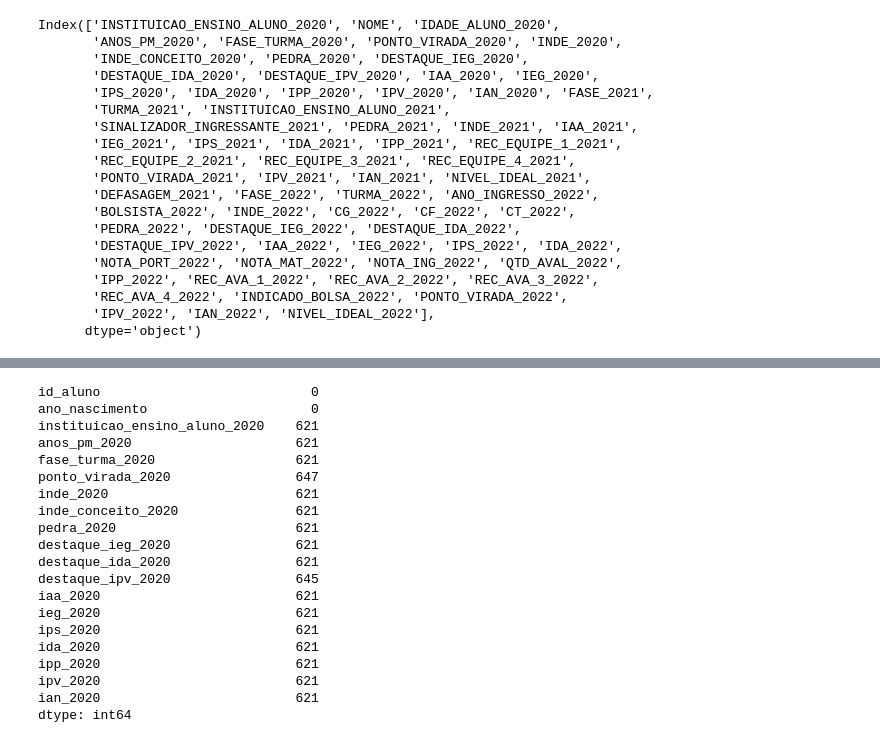
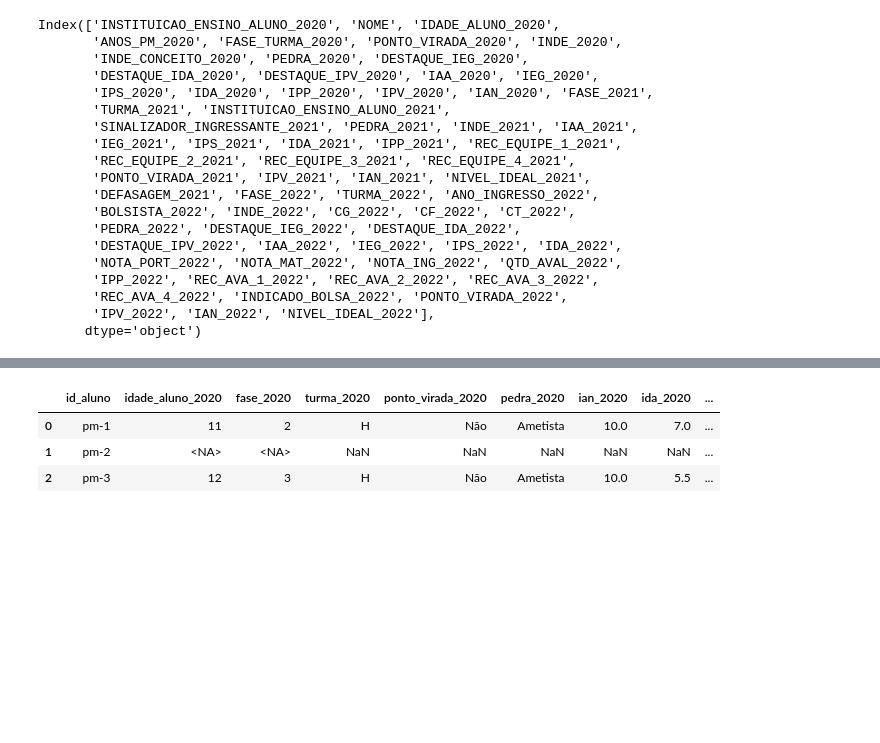
Before and after one commit to giulianafernandes/datathon_fiap, a Jupyter notebook: datathon.ipynb, the cells around one changed output, grey strips where cells are left out. Saved outputs shown, nothing was run; the diff lists cells and outputs as text; code cells hidden in the pictures; blank space fills up the shorter version.

```diff
--- a/datathon.ipynb
+++ b/datathon.ipynb
@@ -41,0 +148,3 @@ Index(['INSTITUICAO_ENSINO_ALUNO_2020', 'NOME', 'IDADE_ALUNO_2020',
+# %%
+# substituindo a string #NULO! que existe no df, tentando deixar os valores consistentes
+dados.replace('#NULO!', np.nan, inplace=True)
@@ -202,3 +373,10 @@ ian_2020                         621
 dtype: int64
+# %%
+dados20.head(3)
+# %% [output]
+|  | id_aluno | idade_aluno_2020 | fase_2020 | turma_2020 | ponto_virada_2020 | pedra_2020 | ian_2020 | ida_2020 | ... |
+| 0 | pm-1 | 11 | 2 | H | Não | Ametista | 10.0 | 7.0 | ... |
+| 1 | pm-2 | <NA> | <NA> | NaN | NaN | NaN | NaN | NaN | ... |
+| 2 | pm-3 | 12 | 3 | H | Não | Ametista | 10.0 | 5.5 | ... |
 # %%
 # usei o dropna com hiperparâmetro thresh, que mantem linhas que tenham pelo menos 2 valores
@@ -206,23 +383,0 @@ dados20 = dados20.dropna(thresh=2)
-# %%
-dados20.isna().sum()
-# %% [output]
-id_aluno                           0
-ano_nascimento                     0
-instituicao_ensino_aluno_2020    621
-anos_pm_2020                     621
-fase_turma_2020                  621
-ponto_virada_2020                647
-inde_2020                        621
-inde_conceito_2020               621
-pedra_2020                       621
-destaque_ieg_2020                621
-destaque_ida_2020                621
-destaque_ipv_2020                645
-iaa_2020                         621
-ieg_2020                         621
-ips_2020                         621
-ida_2020                         621
-ipp_2020                         621
-ipv_2020                         621
-ian_2020                         621
-dtype: int64
```
Also changed, not shown: parts of 91 cells of this notebook, 9 other files.
